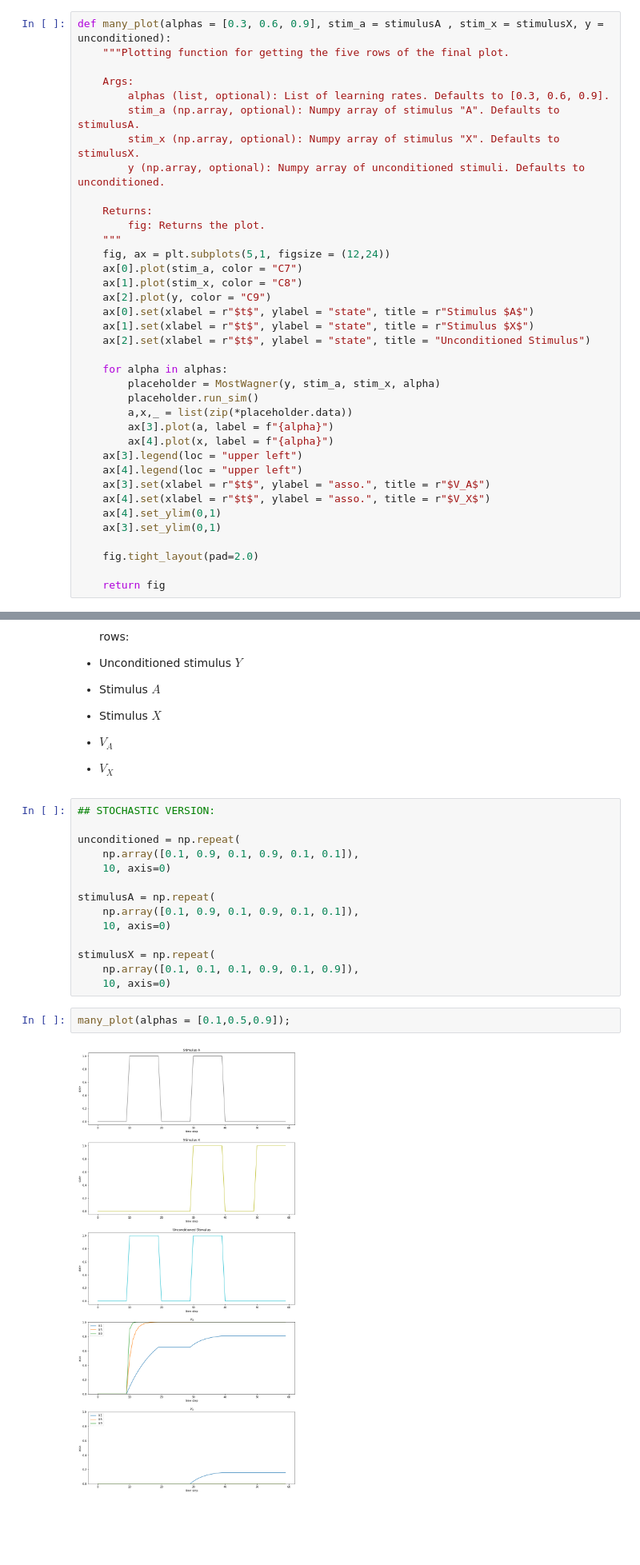
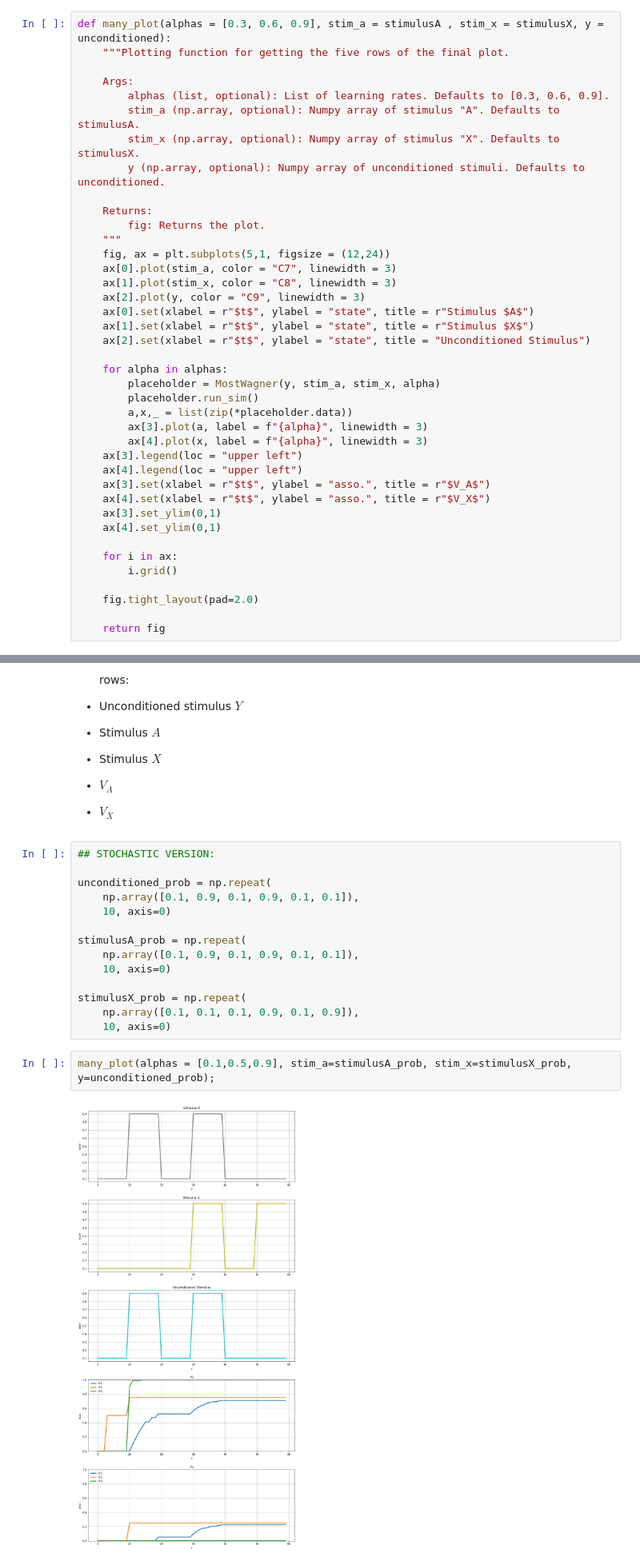
Before and after one commit to BayesianBoys/LegrandNico.github.io, a Jupyter notebook: BayesianBoys/Portfolio2/portfolio2_test.ipynb, the cells around one changed output, grey strips where cells are left out. Shown: that part at 80% size. Saved outputs shown, nothing was run; the diff lists cells and outputs as text; blank space fills up the shorter version.

```diff
--- a/BayesianBoys/Portfolio2/portfolio2_test.ipynb
+++ b/BayesianBoys/Portfolio2/portfolio2_test.ipynb
@@ -380,9 +360,9 @@ def many_plot(alphas = [0.3, 0.6, 0.9], stim_a = stimulusA , stim_x = stimulusX,
         fig: Returns the plot.
     """
     fig, ax = plt.subplots(5,1, figsize = (12,24))
-    ax[0].plot(stim_a, color = "C7")
-    ax[1].plot(stim_x, color = "C8")
-    ax[2].plot(y, color = "C9")
+    ax[0].plot(stim_a, color = "C7", linewidth = 3)
+    ax[1].plot(stim_x, color = "C8", linewidth = 3)
+    ax[2].plot(y, color = "C9", linewidth = 3)
     ax[0].set(xlabel = r"$t$", ylabel = "state", title = r"Stimulus $A$")
     ax[1].set(xlabel = r"$t$", ylabel = "state", title = r"Stimulus $X$")
     ax[2].set(xlabel = r"$t$", ylabel = "state", title = "Unconditioned Stimulus")
@@ -391,14 +371,17 @@ def many_plot(alphas = [0.3, 0.6, 0.9], stim_a = stimulusA , stim_x = stimulusX,
         placeholder = MostWagner(y, stim_a, stim_x, alpha)
         placeholder.run_sim()
         a,x,_ = list(zip(*placeholder.data))
-        ax[3].plot(a, label = f"{alpha}")
-        ax[4].plot(x, label = f"{alpha}")
+        ax[3].plot(a, label = f"{alpha}", linewidth = 3)
+        ax[4].plot(x, label = f"{alpha}", linewidth = 3)
     ax[3].legend(loc = "upper left")
     ax[4].legend(loc = "upper left")
     ax[3].set(xlabel = r"$t$", ylabel = "asso.", title = r"$V_A$")
     ax[4].set(xlabel = r"$t$", ylabel = "asso.", title = r"$V_X$")
+    ax[3].set_ylim(0,1)
     ax[4].set_ylim(0,1)
-    ax[3].set_ylim(0,1)
+
+    for i in ax:
+        i.grid()
 
     fig.tight_layout(pad=2.0)
 
@@ -421,18 +404,18 @@ many_plot(alphas = [0.1,0.5,0.9]);
 # %%
 ## STOCHASTIC VERSION:
 
-unconditioned = np.repeat(
+unconditioned_prob = np.repeat(
     np.array([0.1, 0.9, 0.1, 0.9, 0.1, 0.1]),
     10, axis=0)
 
-stimulusA = np.repeat(
+stimulusA_prob = np.repeat(
     np.array([0.1, 0.9, 0.1, 0.9, 0.1, 0.1]),
     10, axis=0)
 
-stimulusX = np.repeat(
+stimulusX_prob = np.repeat(
     np.array([0.1, 0.1, 0.1, 0.9, 0.1, 0.9]),
     10, axis=0)
 # %%
-many_plot(alphas = [0.1,0.5,0.9]);
+many_plot(alphas = [0.1,0.5,0.9], stim_a=stimulusA_prob, stim_x=stimulusX_prob, y=unconditioned_prob);
 # %% [output]
-[figure, old version]
+[figure, new version]
```
Also changed, not shown: parts of 6 cells of this notebook.
